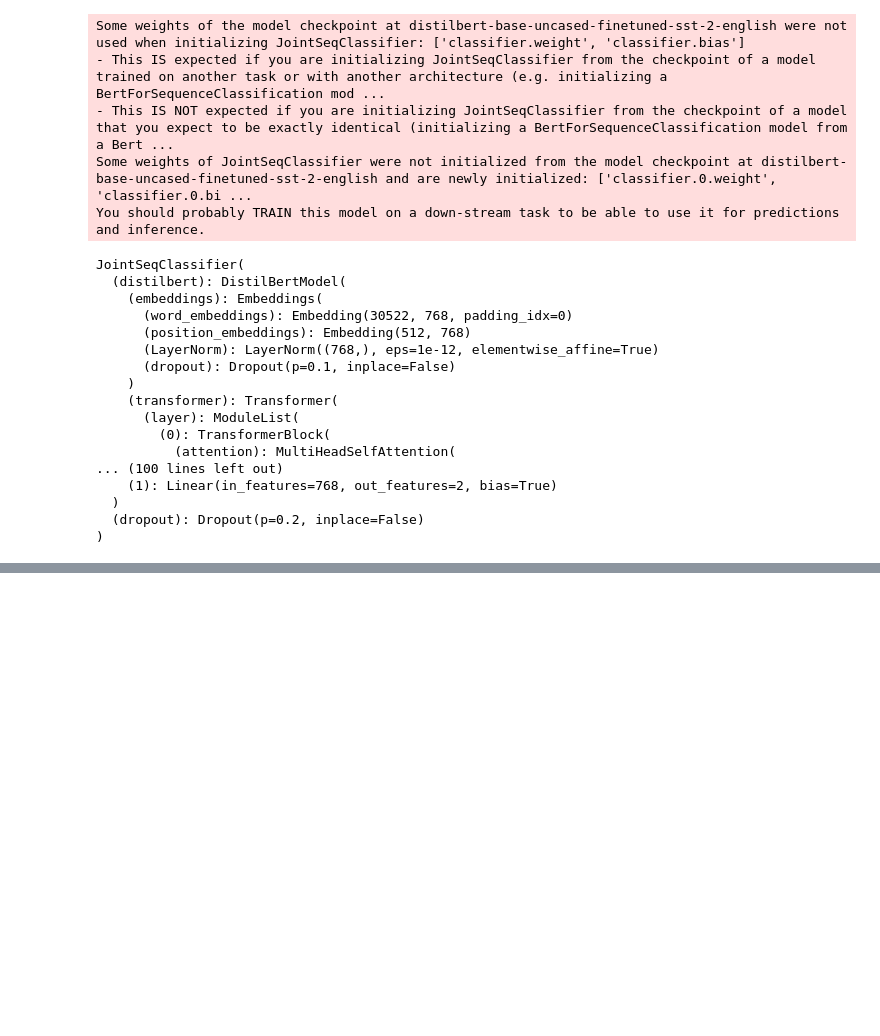
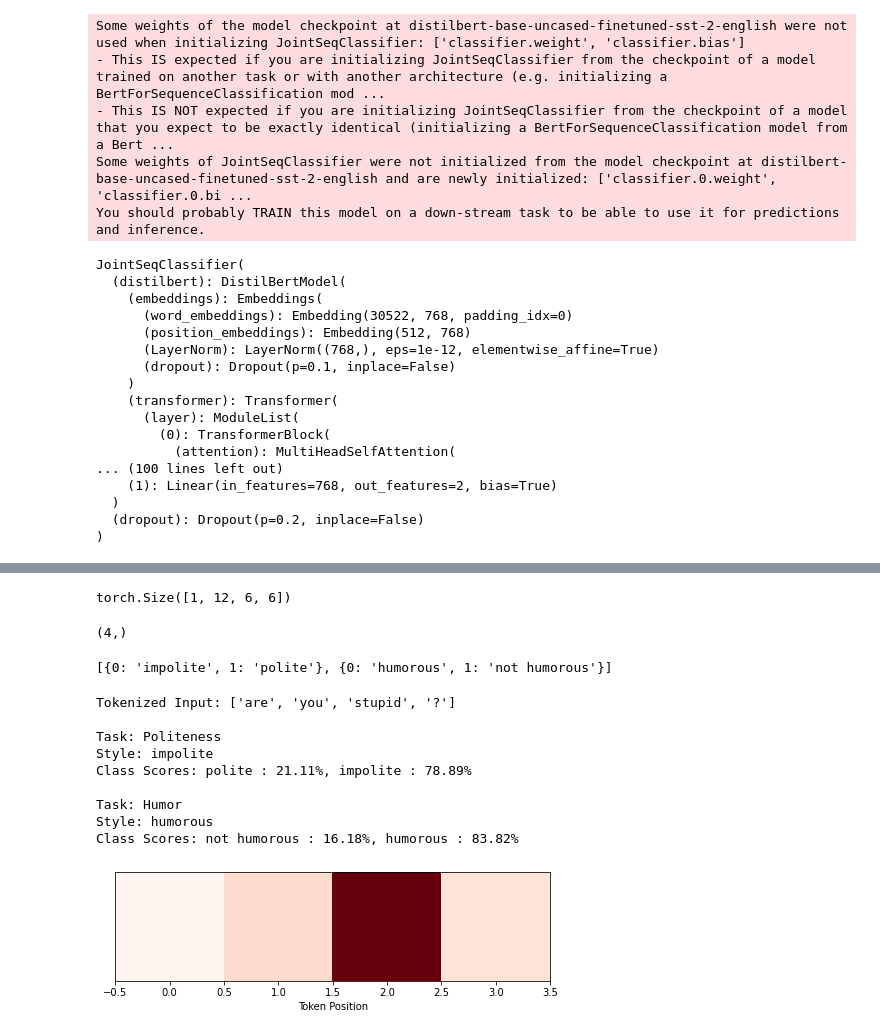
Before and after one commit to nuwandavek/marvin, a Jupyter notebook: ml/notebooks/BERT.ipynb, the cells around one changed output, grey strips where cells are left out. Saved outputs shown, nothing was run; the diff lists cells and outputs as text; code cells hidden in the pictures; blank space fills up the shorter version.

```diff
--- a/ml/notebooks/BERT.ipynb
+++ b/ml/notebooks/BERT.ipynb
@@ -45,6 +45,9 @@ class JointSeqClassifier(transformers.DistilBertForSequenceClassification):
             Labels for computing the sequence classification/regression loss. Indices should be in :obj:`[0, ...,
             config.num_labels - 1]`. If :obj:`config.num_labels == 1` a regression loss is computed (Mean-Square loss),
             If :obj:`config.num_labels > 1` a classification loss is computed (Cross-Entropy).
+
+        task_ids (list of ints):
+            Labels indexing which classification task the labels correspond to.
         """
         return_dict = return_dict if return_dict is not None else self.config.use_return_dict
 
@@ -294,13 +346,16 @@ train_humor_data = pd.read_csv(train_humor_file, names=['domain', 'score', 'text
 val_humor_data = pd.read_csv(dev_humor_file, names=['domain', 'score', 'text'], sep='\t',
                        quoting=3, error_bad_lines=False)
 
-
+# Dictionary for the classes for each task
+task_names = ["Politeness", "Humor"]
 class_labels_dict = [{0: "impolite", 1 : "polite"},
                      {0: "humorous", 1 : "not humorous"}]
 # %%
 def parse_humor(humor_df):
     '''
     Parse short humor dataframe into the format we need for classification.
+
+    Returns a DataFrame with two columns, one for the input text and one for the class labels.
     '''
     input_df = pd.DataFrame()
     input_df['text'] = humor_df['text']
@@ -310,6 +365,8 @@ def parse_humor(humor_df):
 def parse_stanford_politeness(polite_df):
     '''
     Parse stanford politeness dataframe into the format we need for classification.
+
+    Returns a DataFrame with two columns, one for the input text and one for the class labels.
     '''
     input_df = pd.DataFrame()
     input_df['text'] = polite_df['text']
@@ -318,6 +375,10 @@ def parse_stanford_politeness(polite_df):
     return input_df
 
 def df_to_training_pairs(df, tokenizer, batch_size):
+    '''
+    Convert DataFrames with a 'text' and 'label' column into two lists of tensors,
+    one with texts encoded by the tokenizer and one with the class labels.
+    '''
     input_tensors = df['text'].apply(lambda x : tokenizer.encode(x,
                                                                  padding='max_length',
                                                                  truncation=True,
@@ -374,5 +438,7 @@ scores
 # %%
 attns[0].shape
+# %% [output]
+torch.Size([1, 12, 6, 6])
 # %%
 # Sum over attention vectors for each head and handle dimensions and move to cpu
 viz_attns = np.array([attn.sum(axis=1).cpu().detach().squeeze().numpy() for attn in attns])
@@ -382,5 +448,7 @@ viz_attns = viz_attns.sum(axis=0)
 viz_attns = viz_attns[0, 1:-1]
 # %%
 viz_attns.shape
+# %% [output]
+(4,)
 # %%
 tokens = tokenizer.convert_ids_to_tokens(tokenizer.encode(sent))[1:-1]
@@ -388,13 +456,30 @@ scores = scores.cpu().detach().squeeze().numpy()
+# %%
+class_labels_dict
+# %% [output]
+[{0: 'impolite', 1: 'polite'}, {0: 'humorous', 1: 'not humorous'}]
 # %%
 # Create heatmap
-print(f"Tokenized Input: {tokens}")
-print(f"Style: {class_labels_dict[pred[0]]}")
-print(f"Class Scores: {class_labels_dict[1]} : {scores[1]*100:.2f}%, {class_labels_dict[0]} : {scores[0]*100:.2f}%")
+print(f"Tokenized Input: {tokens}\n")
+for i, task_name in enumerate(task_names):
+    print(f"Task: {task_name}")
+    print(f"Style: {class_labels_dict[i][preds[i][0]]}")
+    print(f"Class Scores: {class_labels_dict[i][1]} : {scores[i][1]*100:.2f}%, {class_labels_dict[i][0]} : {scores[i][0]*100:.2f}%\n")
 fig, ax = plt.subplots(figsize=(10, 2))
 ax.get_yaxis().set_visible(False)
 ax.set_xlabel("Token Position")
 plt.imshow([viz_attns], cmap='Reds');
 plt.savefig(f'Attention_humor_heatmap_{"_".join(sent.split())}.png')
+# %% [output]
+Tokenized Input: ['are', 'you', 'stupid', '?']
+
+Task: Politeness
+Style: impolite
+Class Scores: polite : 21.11%, impolite : 78.89%
+
+Task: Humor
+Style: humorous
+Class Scores: not humorous : 16.18%, humorous : 83.82%
+[figure, added]
 # %%
 y = viz_attns
 x = np.arange(len(tokens))
```
Also changed, not shown: parts of 7 cells of this notebook.
